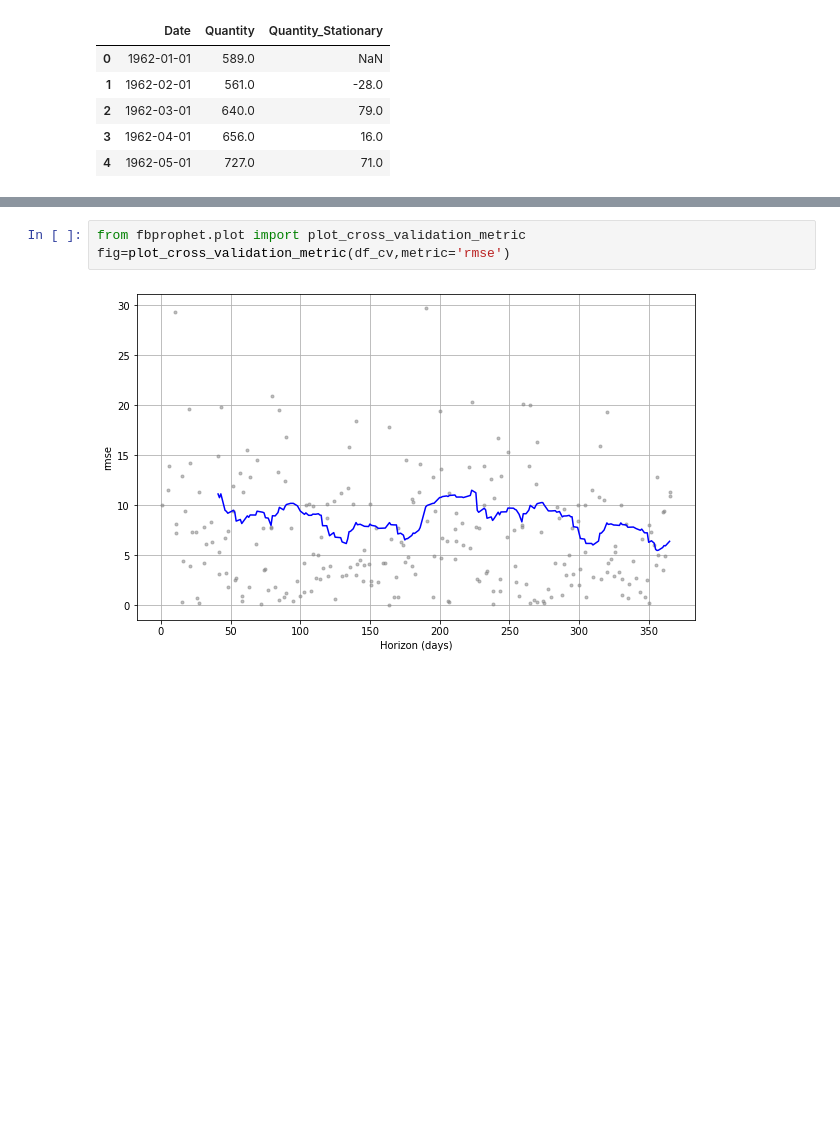
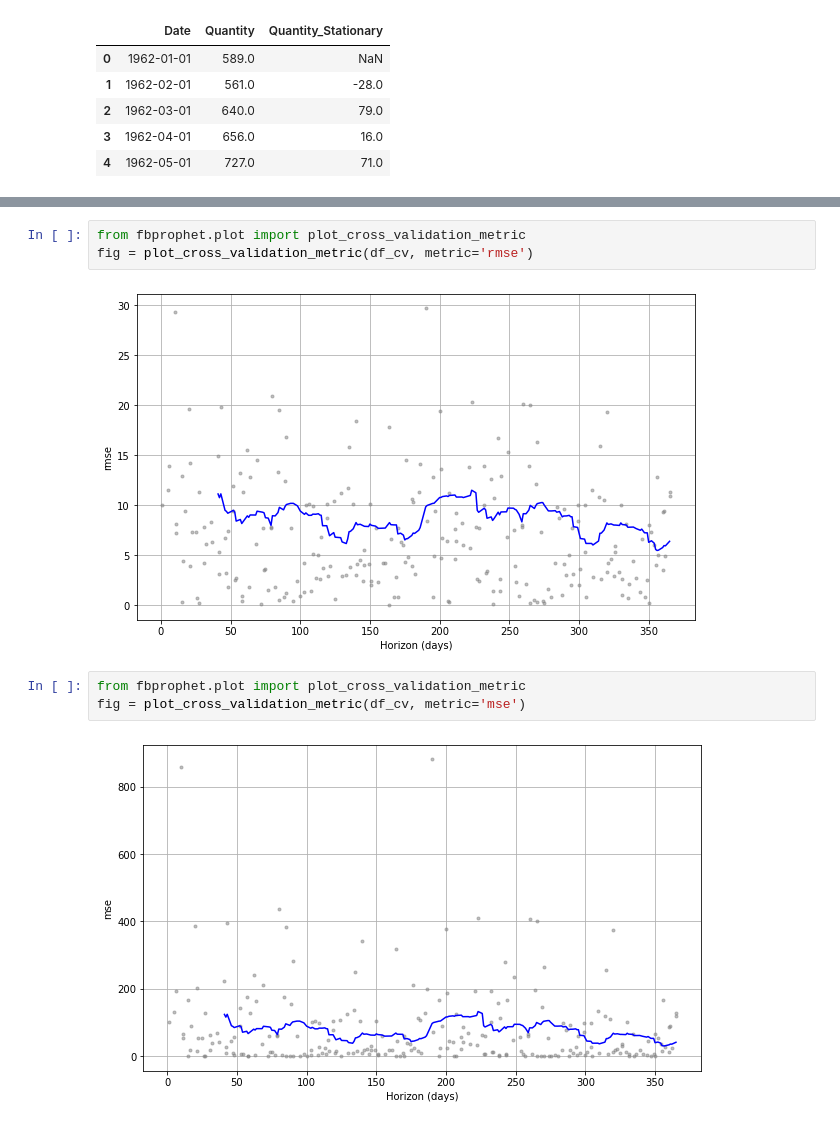
Before and after one commit to itsvivekghosh/10Days_of_FeatureEngineering, a Jupyter notebook: FE_Day 5 - Forecasting Facebook FBProphet.ipynb, the cells around one changed output, grey strips where cells are left out. Drawn from its saved outputs; the diff is of its cells as text; blank space fills up the shorter version.

```diff
--- a/FE_Day 5 - Forecasting Facebook FBProphet.ipynb
+++ b/FE_Day 5 - Forecasting Facebook FBProphet.ipynb
@@ -333,5 +332,10 @@ df_performance.head()
 # %%
 from fbprophet.plot import plot_cross_validation_metric
-fig=plot_cross_validation_metric(df_cv,metric='rmse')
+fig = plot_cross_validation_metric(df_cv, metric='rmse')
 # %% [output]
 [figure]
+# %%
+from fbprophet.plot import plot_cross_validation_metric
+fig = plot_cross_validation_metric(df_cv, metric='mse')
+# %% [output]
+[figure, added]
```
Also changed, not shown: parts of 7 cells of this notebook.
